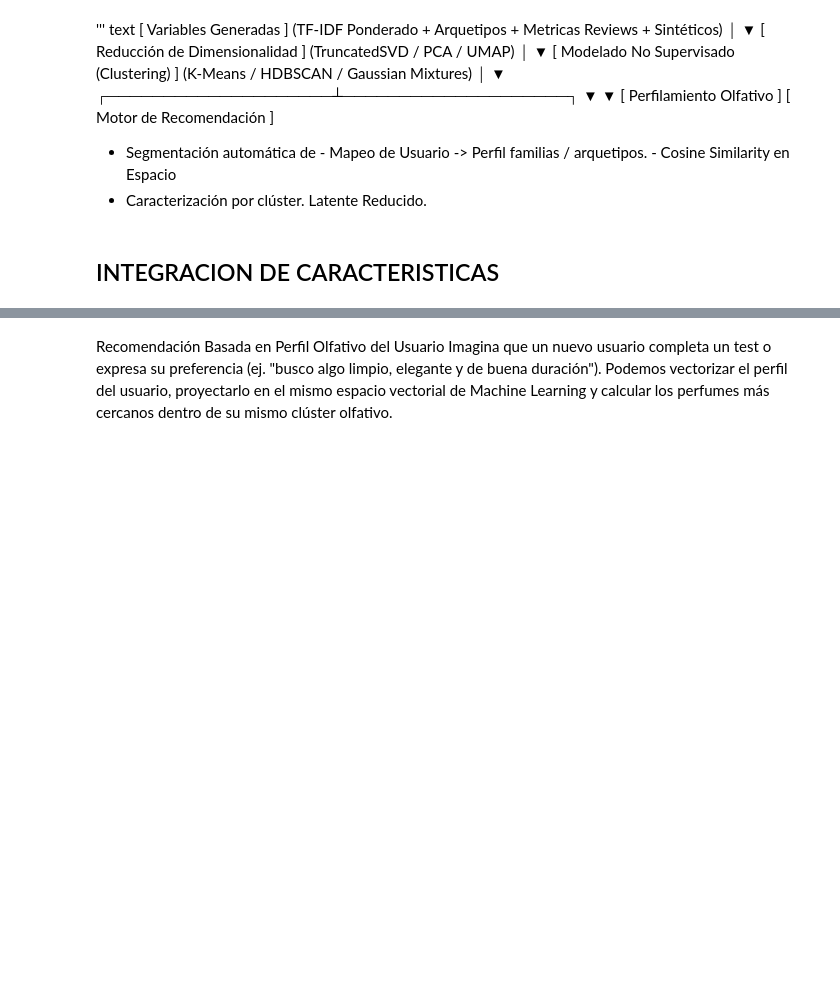
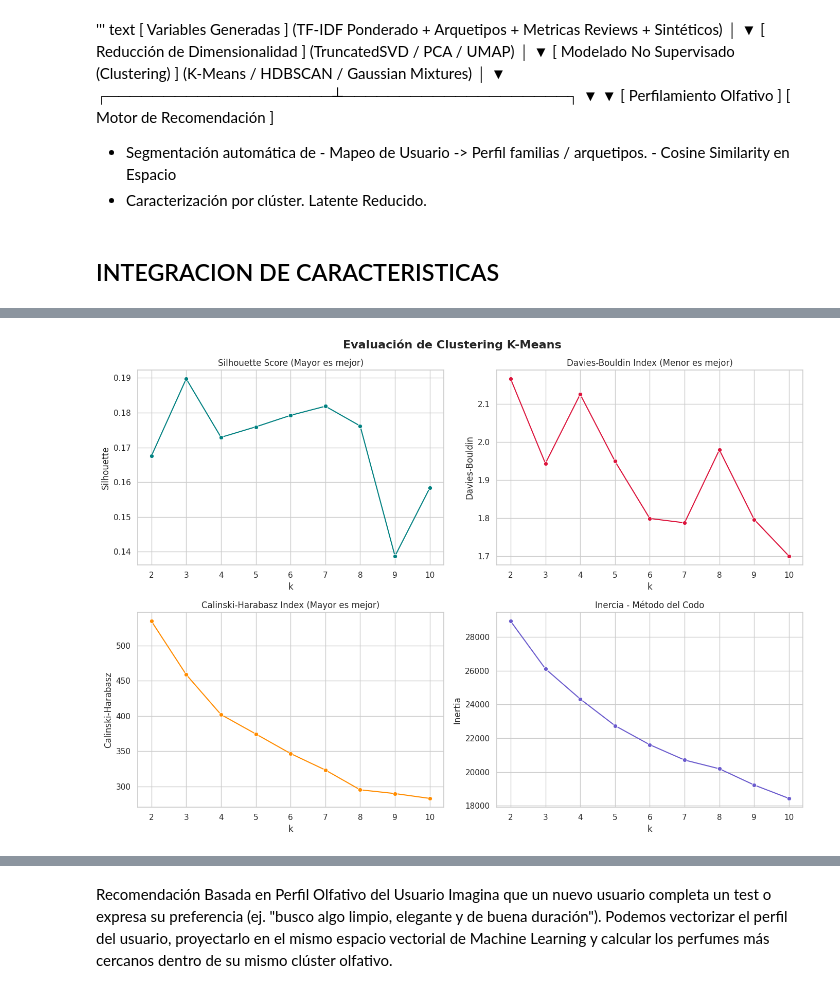
Before and after one commit to JosueJimenezA/scentia-prod, a Jupyter notebook: debug/eda_perfume_catalog.ipynb, the cells around one changed output, grey strips where cells are left out. Drawn from its saved outputs; the diff is of its cells as text; code cells hidden in the pictures; blank space fills up the shorter version.

```diff
--- a/debug/eda_perfume_catalog.ipynb
+++ b/debug/eda_perfume_catalog.ipynb
@@ -377,17 +377,6 @@ def generate_synthetic_perfume_metrics():
         "time_of_day_raw_dist": json.dumps(day_time_dict),
         "perfumers_raw": perfumers_raw
     }
-# %%
-
-
-# Generar datos sintéticos para todas las filas de df_fixed
-synthetic_rows = [generate_synthetic_perfume_metrics() for _ in range(len(df_fixed))]
-df_synthetic = pd.DataFrame(synthetic_rows)
-
-# Asignar/Actualizar las columnas en df_fixed
-df_fixed[["vibe_reactions_raw_dist", "seasons_raw_dist", "time_of_day_raw_dist", "perfumers_raw"]] = df_synthetic[
-    ["vibe_reactions_raw_dist", "seasons_raw_dist", "time_of_day_raw_dist", "perfumers_raw"]
-]
 # %%
 # 2. Dropear columna inútil
 df_fixed.drop(columns=['accords_query_string','perfumers_raw'], inplace=True, errors='ignore')
@@ -1363,0 +1239,74 @@ Etiqueta Sugerida: Larga Duración & Alta Fijación
+# %%
+
+# ==============================================================================
+# 3. ENTRENAMIENTO DE K-MEANS
+# ==============================================================================
+
+import numpy as np
+import pandas as pd
+import matplotlib.pyplot as plt
+import seaborn as sns
+
+from sklearn.cluster import KMeans
+from sklearn.metrics import silhouette_score, davies_bouldin_score, calinski_harabasz_score
+
+# 1. Definir rango de clusters a evaluar
+k_range = range(2, 11)
+
+results = []
+
+# 2. Bucle de entrenamiento y evaluación
+for k in k_range:
+    kmeans = KMeans(n_clusters=k, random_state=42, n_init=10)
+    cluster_labels = kmeans.fit_predict(X_embedding)
+
+    # Cálculo de métricas
+    sil = silhouette_score(X_embedding, cluster_labels)
+    db = davies_bouldin_score(X_embedding, cluster_labels)
+    ch = calinski_harabasz_score(X_embedding, cluster_labels)
+    inertia = kmeans.inertia_  # Método del codo (opcional pero útil)
+
+    results.append({
+        'k': k,
+        'Silhouette': sil,
+        'Davies-Bouldin': db,
+        'Calinski-Harabasz': ch,
+        'Inertia': inertia
+    })
+
+# 3. Consolidar resultados en un DataFrame
+df_metrics = pd.DataFrame(results)
+
+print("--- Tabla de Métricas por Número de Clusters ---")
+print(df_metrics.to_string(index=False))
+
+
+# 4. Generación de Gráficas
+fig, axes = plt.subplots(2, 2, figsize=(14, 10))
+fig.suptitle('Evaluación de Clustering K-Means', fontsize=16, fontweight='bold')
+
+sns.set_theme(style="whitegrid")
+
+# Silhouette Score (Máximo es mejor)
+sns.lineplot(ax=axes[0, 0], data=df_metrics, x='k', y='Silhouette', marker='o', color='teal')
+axes[0, 0].set_title('Silhouette Score (Mayor es mejor)')
+axes[0, 0].set_xticks(list(k_range))
+
+# Davies-Bouldin Index (Mínimo es mejor)
+sns.lineplot(ax=axes[0, 1], data=df_metrics, x='k', y='Davies-Bouldin', marker='o', color='crimson')
+axes[0, 1].set_title('Davies-Bouldin Index (Menor es mejor)')
+axes[0, 1].set_xticks(list(k_range))
+
+# Calinski-Harabasz Index (Máximo es mejor)
+sns.lineplot(ax=axes[1, 0], data=df_metrics, x='k', y='Calinski-Harabasz', marker='o', color='darkorange')
+axes[1, 0].set_title('Calinski-Harabasz Index (Mayor es mejor)')
+axes[1, 0].set_xticks(list(k_range))
+
+# Inertia / Método del Codo
+sns.lineplot(ax=axes[1, 1], data=df_metrics, x='k', y='Inertia', marker='o', color='slateblue')
+axes[1, 1].set_title('Inercia - Método del Codo')
+axes[1, 1].set_xticks(list(k_range))
+
+plt.tight_layout()
+plt.show()
+# %% [output]
@@ -1363,0 +1324 @@ Etiqueta Sugerida: Larga Duración & Alta Fijación
+[figure, added]
```
Also changed, not shown: parts of 16 cells of this notebook, 19 other files.
